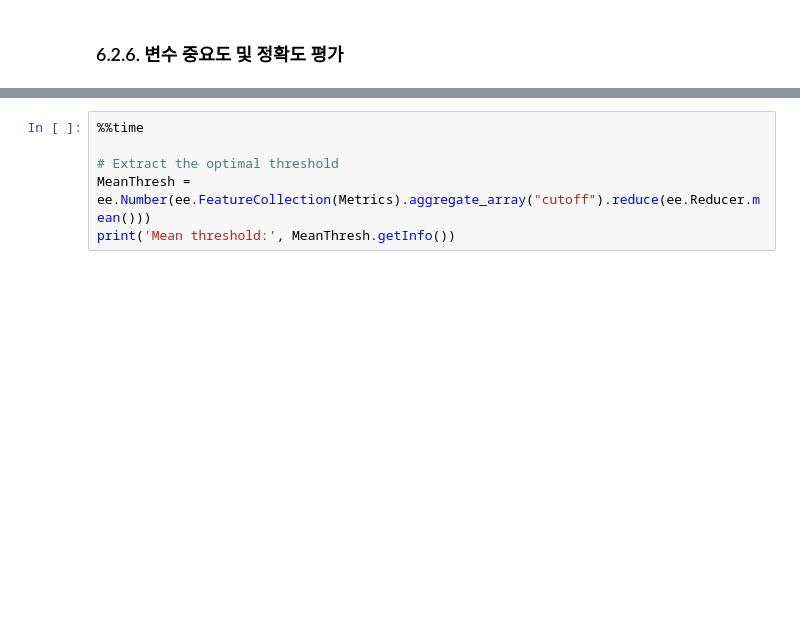
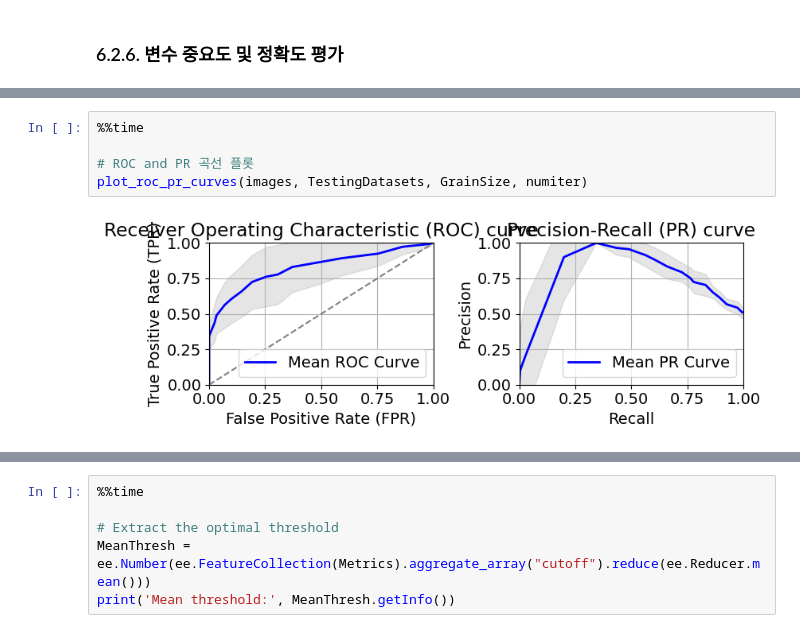
Before and after one commit to osgeokr/GEE-PAM-Book, a Jupyter notebook: Chapter6_Species_Distribution_Modeling.ipynb, the cells around one changed output, grey strips where cells are left out. Cells and saved outputs as stored; diff of their text form; blank space fills up the shorter version.

```diff
--- a/Chapter6_Species_Distribution_Modeling.ipynb
+++ b/Chapter6_Species_Distribution_Modeling.ipynb
@@ -868,0 +981,7 @@ metrics_df
+# %%
+%%time
+
+# ROC and PR 곡선 플롯
+plot_roc_pr_curves(images, TestingDatasets, GrainSize, numiter)
+# %% [output]
+[figure, added]
```
Also changed, not shown: parts of 23 cells of this notebook.
